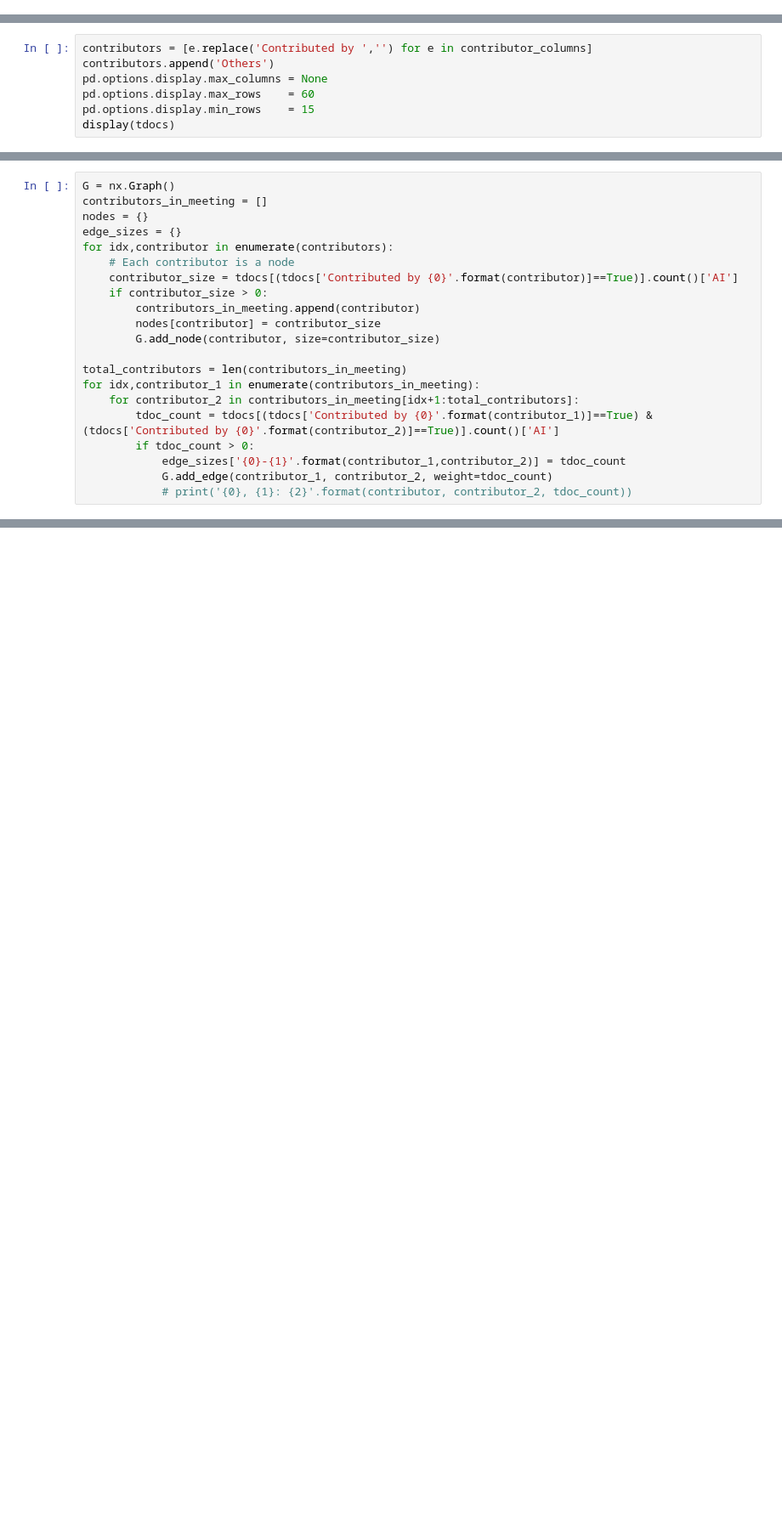
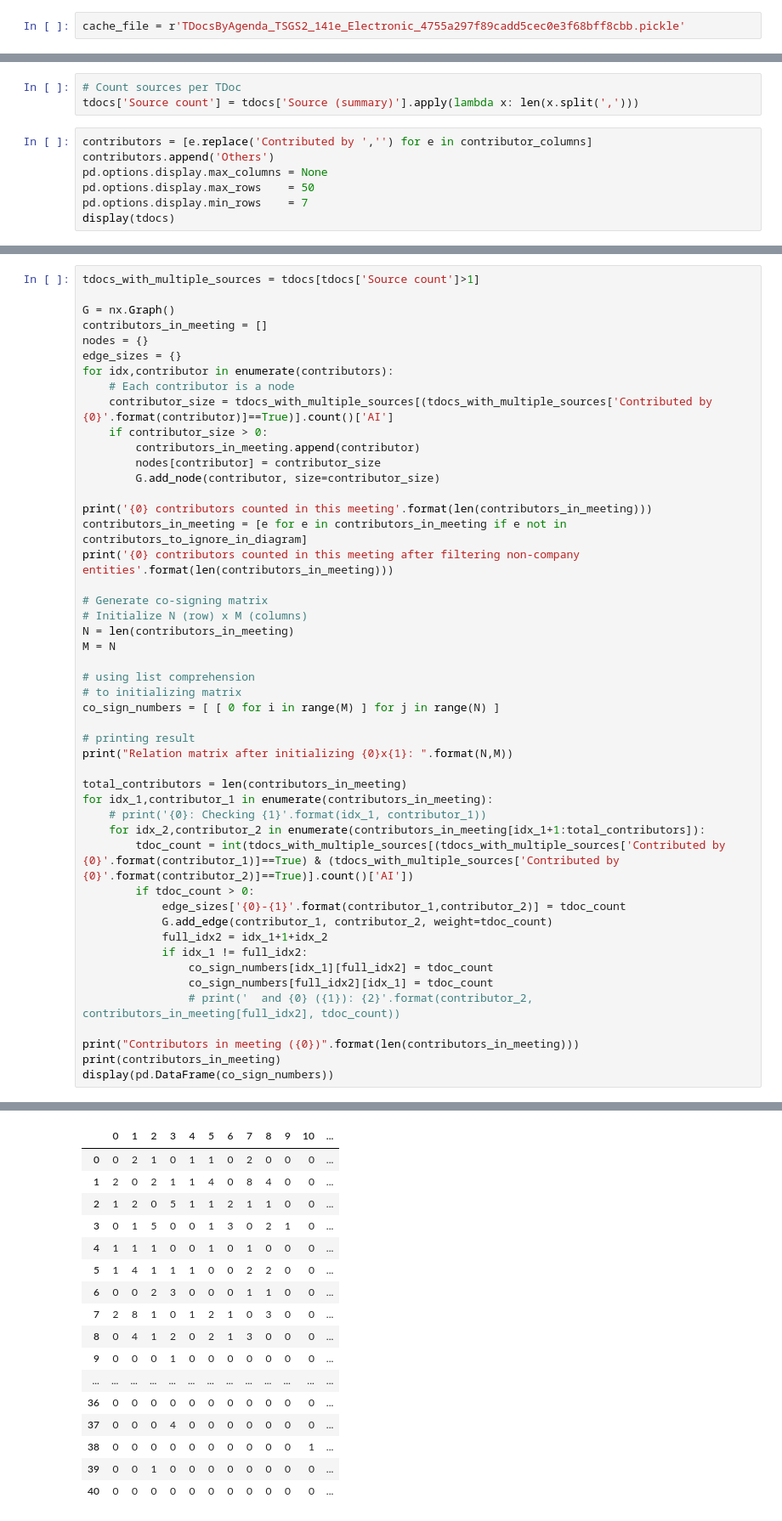
Before and after one commit to telekom/3gpp-meeting-tools, a Jupyter notebook: 3GPP Meeting Email Statistics/TDoc Source Statistics.ipynb, the cells around one changed output, grey strips where cells are left out. Shown at 85% size. Drawn from its saved outputs; the diff is of its cells as text; blank space fills up the shorter version.

Commit message:
Added visualization of co-signing between companies

```diff
--- a/3GPP Meeting Email Statistics/TDoc Source Statistics.ipynb
+++ b/3GPP Meeting Email Statistics/TDoc Source Statistics.ipynb
@@ -10 +6,3 @@ cache_file = r'd:\users\colomikunoj\Desktop\Github 3GPP Meeting Helper\3gpp-meet
+# %%
+cache_file = r'TDocsByAgenda_TSGS2_141e_Electronic_4755a297f89cadd5cec0e3f68bff8cbb.pickle'
 # %%
@@ -14,10 +13,13 @@ with open(cache_file, 'rb') as f:
     tdocs               = cache['tdocs']
     contributor_columns = cache['contributor_columns']
     others_cosigners    = cache['others_cosigners']
+# %%
+# Count sources per TDoc
+tdocs['Source count'] = tdocs['Source (summary)'].apply(lambda x: len(x.split(',')))
 # %%
 contributors = [e.replace('Contributed by ','') for e in contributor_columns]
 contributors.append('Others')
 pd.options.display.max_columns = None
-pd.options.display.max_rows    = 60
-pd.options.display.min_rows    = 15
+pd.options.display.max_rows    = 50
+pd.options.display.min_rows    = 7
 display(tdocs)
@@ -24,21 +61,49 @@ display(tdocs)
 # %%
+tdocs_with_multiple_sources = tdocs[tdocs['Source count']>1]
+
 G = nx.Graph()
 contributors_in_meeting = []
 nodes = {}
 edge_sizes = {}
 for idx,contributor in enumerate(contributors):
     # Each contributor is a node
-    contributor_size = tdocs[(tdocs['Contributed by {0}'.format(contributor)]==True)].count()['AI']
+    contributor_size = tdocs_with_multiple_sources[(tdocs_with_multiple_sources['Contributed by {0}'.format(contributor)]==True)].count()['AI']
     if contributor_size > 0:
         contributors_in_meeting.append(contributor)
         nodes[contributor] = contributor_size
         G.add_node(contributor, size=contributor_size)
 
+print('{0} contributors counted in this meeting'.format(len(contributors_in_meeting)))
+contributors_in_meeting = [e for e in contributors_in_meeting if e not in contributors_to_ignore_in_diagram]
+print('{0} contributors counted in this meeting after filtering non-company entities'.format(len(contributors_in_meeting)))
+
+# Generate co-signing matrix
+# Initialize N (row) x M (columns)
+N = len(contributors_in_meeting)
+M = N
+
+# using list comprehension
+# to initializing matrix
+co_sign_numbers = [ [ 0 for i in range(M) ] for j in range(N) ]
+
+# printing result
+print("Relation matrix after initializing {0}x{1}: ".format(N,M))
+
 total_contributors = len(contributors_in_meeting)
-for idx,contributor_1 in enumerate(contributors_in_meeting):
-    for contributor_2 in contributors_in_meeting[idx+1:total_contributors]:
-        tdoc_count = tdocs[(tdocs['Contributed by {0}'.format(contributor_1)]==True) & (tdocs['Contributed by {0}'.format(contributor_2)]==True)].count()['AI']
+for idx_1,contributor_1 in enumerate(contributors_in_meeting):
+    # print('{0}: Checking {1}'.format(idx_1, contributor_1))
+    for idx_2,contributor_2 in enumerate(contributors_in_meeting[idx_1+1:total_contributors]):
+        tdoc_count = int(tdocs_with_multiple_sources[(tdocs_with_multiple_sources['Contributed by {0}'.format(contributor_1)]==True) & (tdocs_with_multiple_sources['Contributed by {0}'.format(contributor_2)]==True)].count()['AI'])
         if tdoc_count > 0:
             edge_sizes['{0}-{1}'.format(contributor_1,contributor_2)] = tdoc_count
             G.add_edge(contributor_1, contributor_2, weight=tdoc_count)
-            # print('{0}, {1}: {2}'.format(contributor, contributor_2, tdoc_count))
+            full_idx2 = idx_1+1+idx_2
+            if idx_1 != full_idx2:
+                co_sign_numbers[idx_1][full_idx2] = tdoc_count
+                co_sign_numbers[full_idx2][idx_1] = tdoc_count
+                # print('  and {0} ({1}): {2}'.format(contributor_2, contributors_in_meeting[full_idx2], tdoc_count))
+
+print("Contributors in meeting ({0})".format(len(contributors_in_meeting)))
+print(contributors_in_meeting)
+display(pd.DataFrame(co_sign_numbers))
+# %% [output]
@@ -44,0 +115,17 @@ for idx,contributor_1 in enumerate(contributors_in_meeting):
+|  | 0 | 1 | 2 | 3 | 4 | 5 | 6 | 7 | 8 | 9 | 10 | ... |
+| 0 | 0 | 2 | 1 | 0 | 1 | 1 | 0 | 2 | 0 | 0 | 0 | ... |
+| 1 | 2 | 0 | 2 | 1 | 1 | 4 | 0 | 8 | 4 | 0 | 0 | ... |
+| 2 | 1 | 2 | 0 | 5 | 1 | 1 | 2 | 1 | 1 | 0 | 0 | ... |
+| 3 | 0 | 1 | 5 | 0 | 0 | 1 | 3 | 0 | 2 | 1 | 0 | ... |
+| 4 | 1 | 1 | 1 | 0 | 0 | 1 | 0 | 1 | 0 | 0 | 0 | ... |
+| 5 | 1 | 4 | 1 | 1 | 1 | 0 | 0 | 2 | 2 | 0 | 0 | ... |
+| 6 | 0 | 0 | 2 | 3 | 0 | 0 | 0 | 1 | 1 | 0 | 0 | ... |
+| 7 | 2 | 8 | 1 | 0 | 1 | 2 | 1 | 0 | 3 | 0 | 0 | ... |
+| 8 | 0 | 4 | 1 | 2 | 0 | 2 | 1 | 3 | 0 | 0 | 0 | ... |
+| 9 | 0 | 0 | 0 | 1 | 0 | 0 | 0 | 0 | 0 | 0 | 0 | ... |
+| ... | ... | ... | ... | ... | ... | ... | ... | ... | ... | ... | ... | ... |
+| 36 | 0 | 0 | 0 | 0 | 0 | 0 | 0 | 0 | 0 | 0 | 0 | ... |
+| 37 | 0 | 0 | 0 | 4 | 0 | 0 | 0 | 0 | 0 | 0 | 0 | ... |
+| 38 | 0 | 0 | 0 | 0 | 0 | 0 | 0 | 0 | 0 | 0 | 1 | ... |
+| 39 | 0 | 0 | 1 | 0 | 0 | 0 | 0 | 0 | 0 | 0 | 0 | ... |
+| 40 | 0 | 0 | 0 | 0 | 0 | 0 | 0 | 0 | 0 | 0 | 0 | ... |
```
Also changed, not shown: parts of 14 cells of this notebook, 1 other file.
